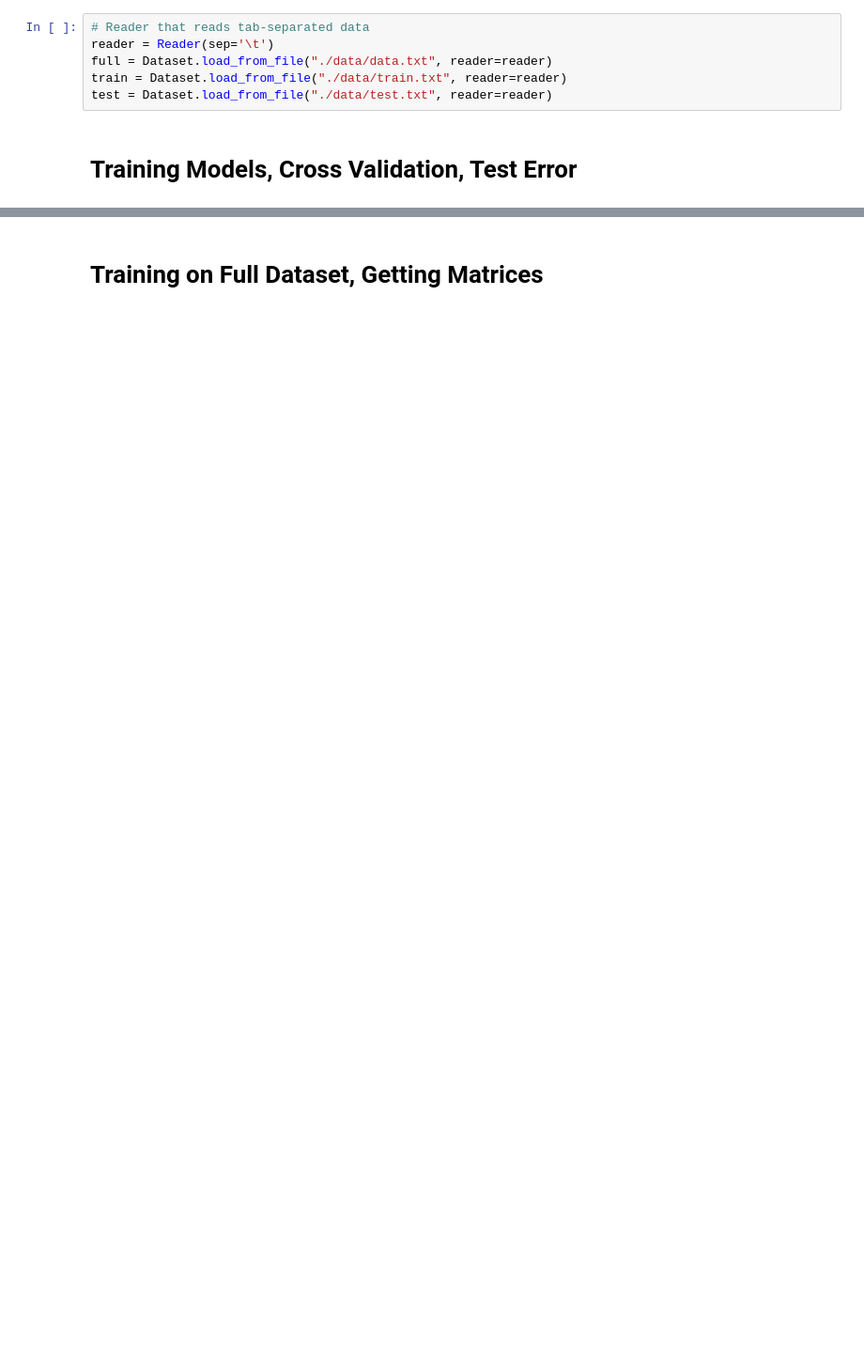
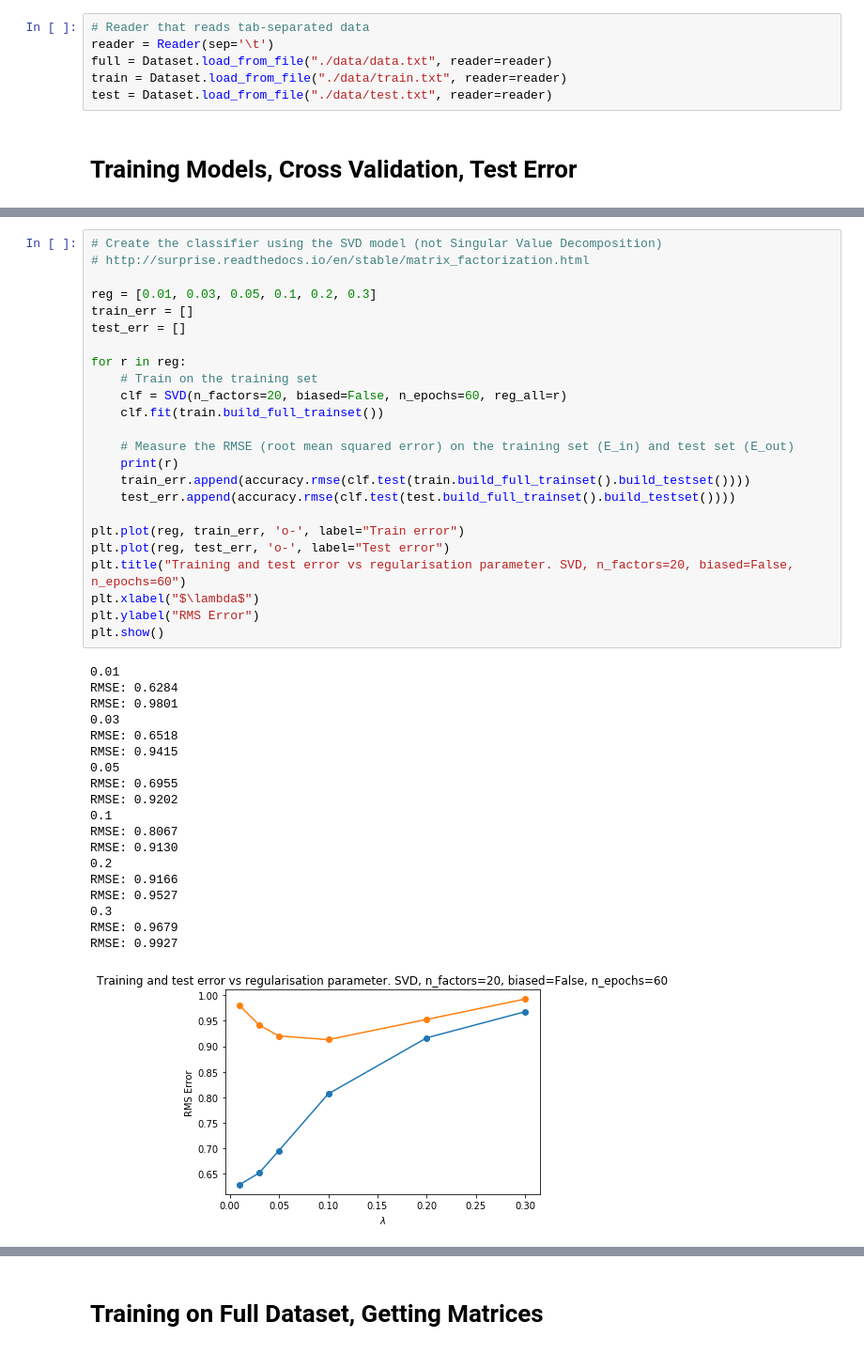
Before and after one commit to miladtaghavi/Miniproject2, a Jupyter notebook: Surprise Factorization.ipynb, the cells around one changed output, grey strips where cells are left out. Shown at 94% size. Drawn from its saved outputs; the diff is of its cells as text; blank space fills up the shorter version.

```diff
--- a/Surprise Factorization.ipynb
+++ b/Surprise Factorization.ipynb
@@ -57,0 +110,44 @@ Test time         0.25    0.26    0.22    0.18    0.13    0.21    0.05
+# %%
+# Create the classifier using the SVD model (not Singular Value Decomposition)
+# http://surprise.readthedocs.io/en/stable/matrix_factorization.html
+
+reg = [0.01, 0.03, 0.05, 0.1, 0.2, 0.3]
+train_err = []
+test_err = []
+
+for r in reg:
+    # Train on the training set
+    clf = SVD(n_factors=20, biased=False, n_epochs=60, reg_all=r)
+    clf.fit(train.build_full_trainset())
+
+    # Measure the RMSE (root mean squared error) on the training set (E_in) and test set (E_out)
+    print(r)
+    train_err.append(accuracy.rmse(clf.test(train.build_full_trainset().build_testset())))
+    test_err.append(accuracy.rmse(clf.test(test.build_full_trainset().build_testset())))
+
+plt.plot(reg, train_err, 'o-', label="Train error")
+plt.plot(reg, test_err, 'o-', label="Test error")
+plt.title("Training and test error vs regularisation parameter. SVD, n_factors=20, biased=False, n_epochs=60")
+plt.xlabel("$\lambda$")
+plt.ylabel("RMS Error")
+plt.show()
+# %% [output]
+0.01
+RMSE: 0.6284
+RMSE: 0.9801
+0.03
+RMSE: 0.6518
+RMSE: 0.9415
+0.05
+RMSE: 0.6955
+RMSE: 0.9202
+0.1
+RMSE: 0.8067
+RMSE: 0.9130
+0.2
+RMSE: 0.9166
+RMSE: 0.9527
+0.3
+RMSE: 0.9679
+RMSE: 0.9927
+[figure, added]
```
Also changed, not shown: parts of 31 cells of this notebook, 2 other files.
